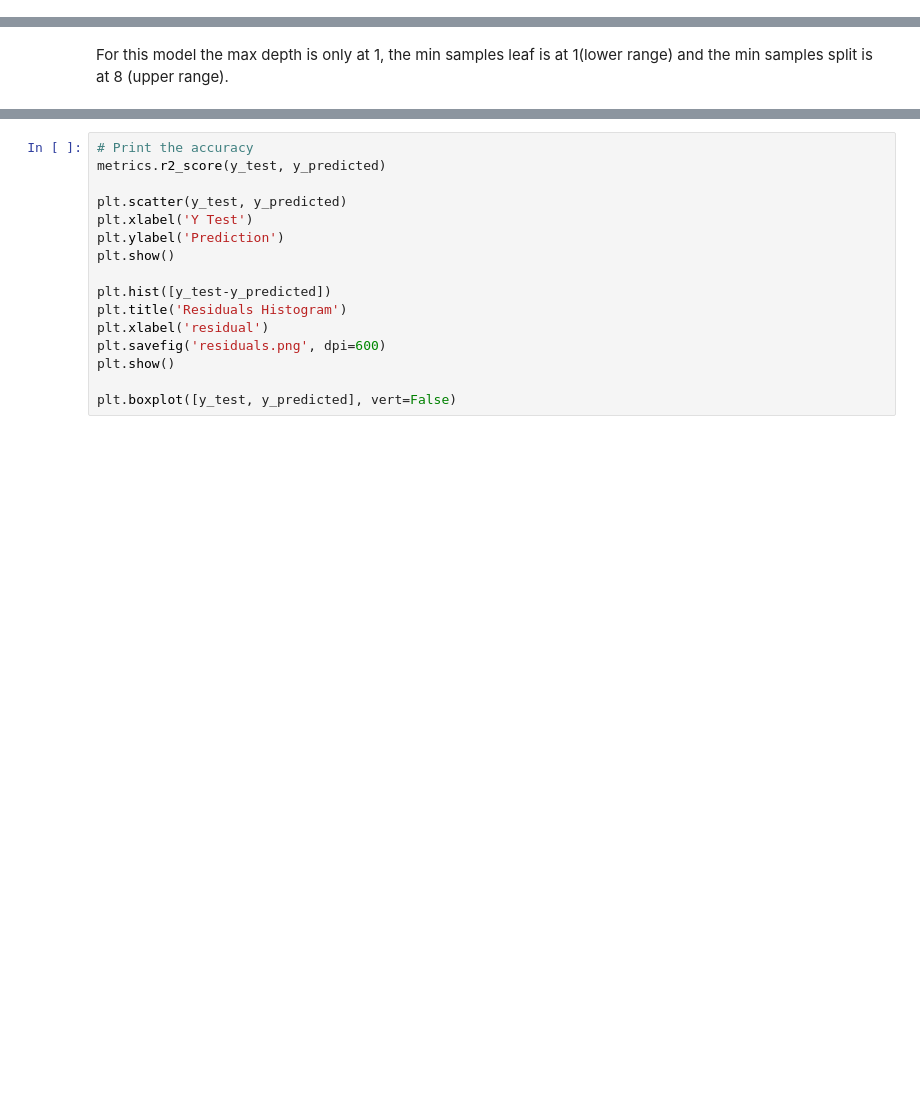
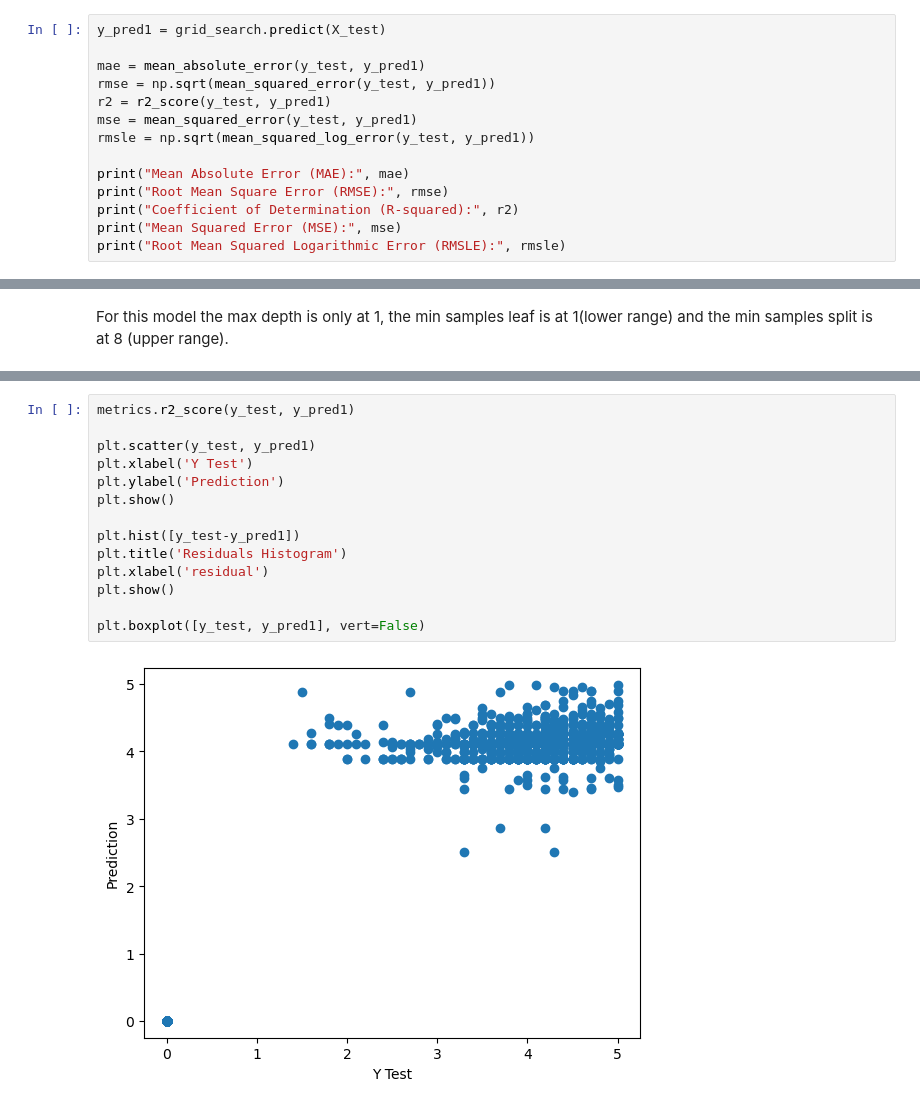
Before and after one commit to LouLan99/User-Rating-Prediction-Model, a Jupyter notebook: notebooks/04-modelling with pipeline, gridsearch.ipynb, the cells around one changed output, grey strips where cells are left out. Cells and saved outputs as stored; diff of their text form; blank space fills up the shorter version.

```diff
--- a/notebooks/04-modelling with pipeline, gridsearch.ipynb
+++ b/notebooks/04-modelling with pipeline, gridsearch.ipynb
@@ -97,0 +94,14 @@ We are going to rerun the model with different hyperparameters range and add pca
+# %%
+y_pred1 = grid_search.predict(X_test)
+
+mae = mean_absolute_error(y_test, y_pred1)
+rmse = np.sqrt(mean_squared_error(y_test, y_pred1))
+r2 = r2_score(y_test, y_pred1)
+mse = mean_squared_error(y_test, y_pred1)
+rmsle = np.sqrt(mean_squared_log_error(y_test, y_pred1))
+
+print("Mean Absolute Error (MAE):", mae)
+print("Root Mean Square Error (RMSE):", rmse)
+print("Coefficient of Determination (R-squared):", r2)
+print("Mean Squared Error (MSE):", mse)
+print("Root Mean Squared Logarithmic Error (RMSLE):", rmsle)
@@ -282,17 +346,16 @@ grid_search.score(X_test, y_test)
 # %%
-# Print the accuracy
-metrics.r2_score(y_test, y_predicted)
+metrics.r2_score(y_test, y_pred1)
 
-plt.scatter(y_test, y_predicted)
+plt.scatter(y_test, y_pred1)
 plt.xlabel('Y Test')
 plt.ylabel('Prediction')
 plt.show()
 
-plt.hist([y_test-y_predicted])
+plt.hist([y_test-y_pred1])
 plt.title('Residuals Histogram')
 plt.xlabel('residual')
-plt.savefig('residuals.png', dpi=600)
 plt.show()
 
-plt.boxplot([y_test, y_predicted], vert=False)
+plt.boxplot([y_test, y_pred1], vert=False)
 # %% [output]
+[figure, added]
```
Also changed, not shown: parts of 27 cells of this notebook.
